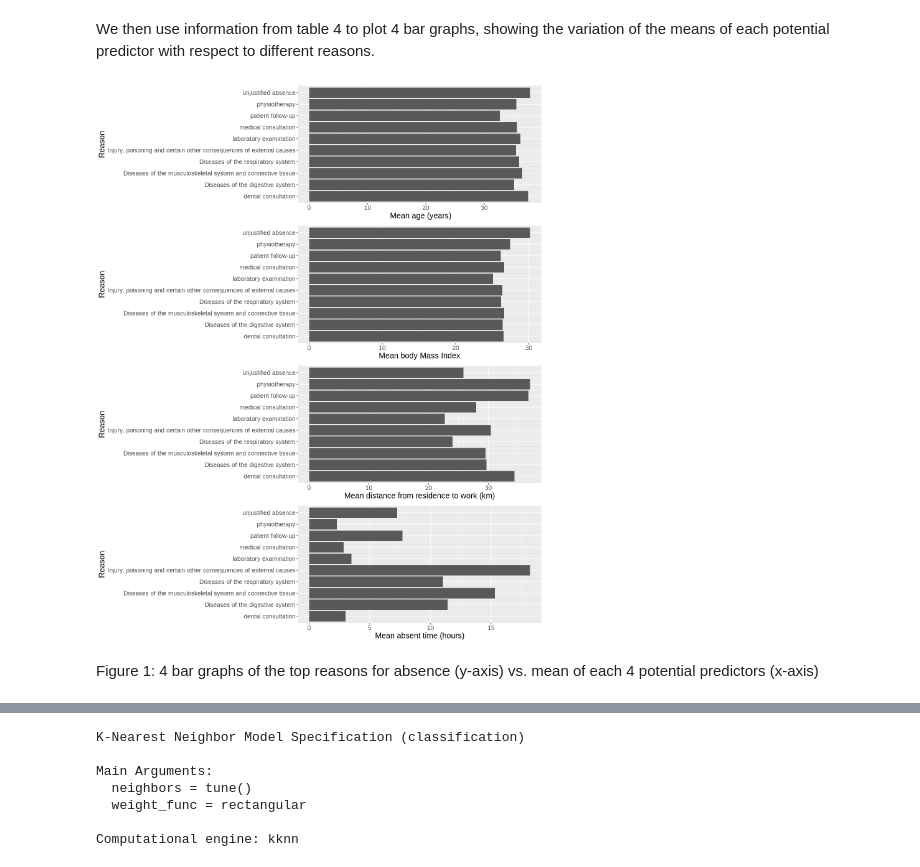
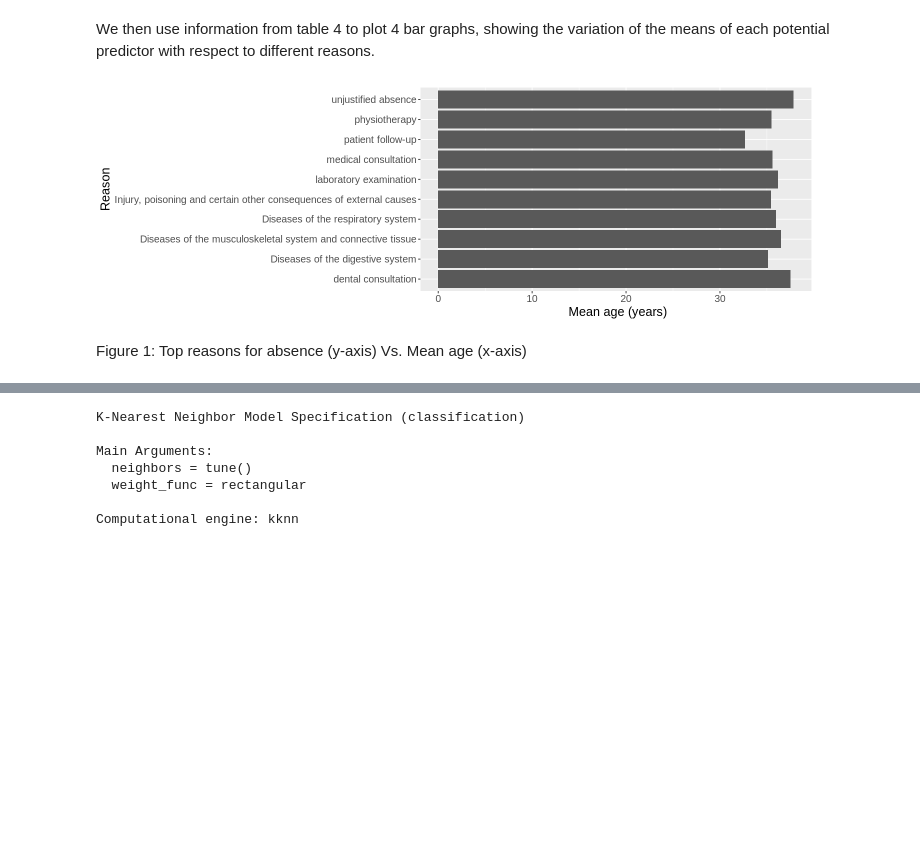
Before and after one commit to tim13246879/dsci-100-2022w1-group-87, a Jupyter notebook: Final_report.ipynb, the cells around one changed output, grey strips where cells are left out. Saved outputs shown, nothing was run; the diff lists cells and outputs as text; code cells hidden in the pictures; blank space fills up the shorter version.

```diff
--- a/Final_report.ipynb
+++ b/Final_report.ipynb
@@ -195,32 +195,31 @@ We then use information from table 4 to plot 4 bar graphs, showing the variation
 # %%
 
 data_plot_age <- ggplot(data_means, aes(y = Reason, x = Mean.age)) +
     geom_bar(stat = "identity", position = "dodge") +
     labs(x = " Mean age (years)") +
     theme(text = element_text(size = 15))
 
 data_plot_BMI <- ggplot(data_means, aes(y = Reason, x = Mean.BMI)) +
     geom_bar(stat = "identity", position = "dodge") +
     labs(x = "Mean body Mass Index") +
     theme(text = element_text(size = 15))
 
 data_plot_distance <- ggplot(data_means, aes(y = Reason, x = Mean.distance.from.residence.to.work)) +
     geom_bar(stat = "identity", position = "dodge") +
     labs(x = "Mean distance from residence to work (km)") +
     theme(text = element_text(size = 15))
 
 data_plot_time <- ggplot(data_means, aes(y = Reason, x = Mean.absent.hours)) +
     geom_bar(stat = "identity", position = "dodge") +
     labs(x = "Mean absent time (hours)") +
     theme(text = element_text(size = 15))
 
 
-options(repr.plot.width = 12, repr.plot.height = 15)
+options(repr.plot.width = 12, repr.plot.height = 4)
 
-plot_means <- plot_grid(data_plot_age, data_plot_BMI, data_plot_distance, data_plot_time, ncol = 1)
-plot_means
+data_plot_age
 # %% [output]
-[figure, old version]
+[figure, new version]
 # %% [markdown]
-Figure 1: 4 bar graphs of the top reasons for absence (y-axis) vs. mean of each 4 potential predictors (x-axis)
+Figure 1: Top reasons for absence (y-axis) Vs. Mean age (x-axis)
 # %% [markdown]
```
Also changed, not shown: parts of 39 cells of this notebook.
